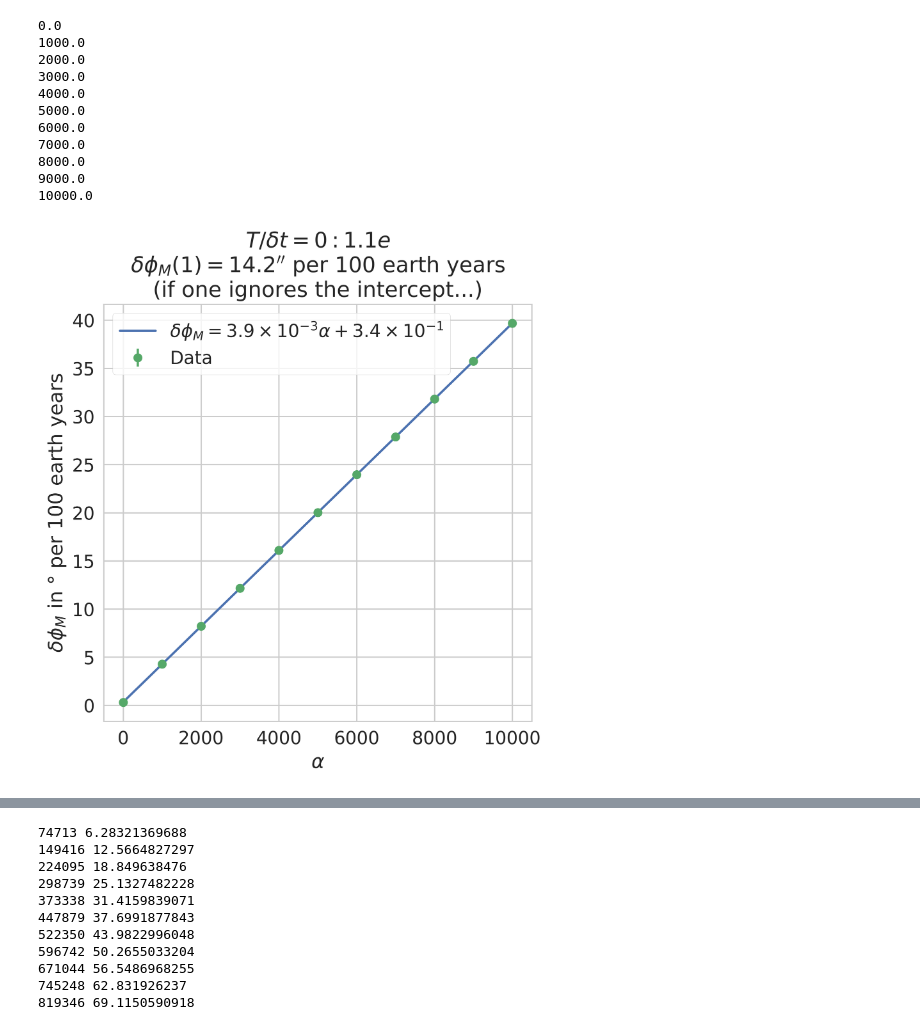
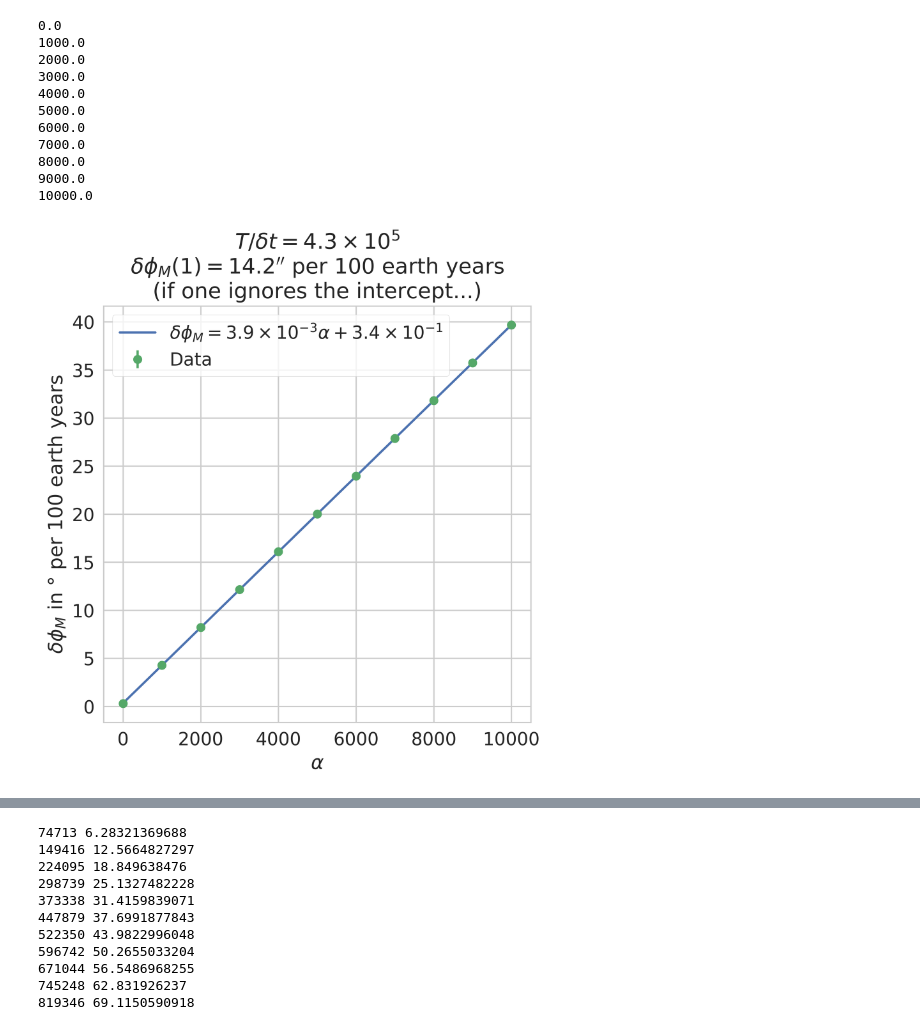
Before and after one commit to ckoerber/mercury-numerical, a Jupyter notebook: scripts/analysis/MercuryOrbit.ipynb, the cells around one changed output, grey strips where cells are left out. Cells and saved outputs as stored; diff of their text form; code cells hidden in the pictures.

Commit message:
created first figures for analysis

```diff
--- a/scripts/analysis/MercuryOrbit.ipynb
+++ b/scripts/analysis/MercuryOrbit.ipynb
@@ -37,7 +37,7 @@ dt = 2 * vM0 / aM / 5000
 # %% [markdown]
 Define a function for the time evolution
 # %%
-def evolve_mercury(vec_rM_old, vec_vM_old, alpha):
+def evolve_mercury(vec_rM_old, vec_vM_old, alpha, dt=dt):
     # Compute the strength of the acceleration
     aMS = aM * ( 1 + alpha * rS / vec_rM_old.mag  ) / vec_rM_old.mag**2
     # Multiply by the direction
@@ -70,0 +76,4 @@ M.trajectory = curve(color=color.black)
+# %%
+alphas = np.linspace(0, 1.e4, 11)
+dt0    = 2 * vM0 / aM
+dts    = dt0 / 100 / np.array([1,2,5,10,20,50])
@@ -70,0 +135,3 @@ M.trajectory = curve(color=color.black)
+# %%
+import seaborn as sns
+sns.set(style="whitegrid", font="Source Sans Pro", font_scale=1.4)
@@ -134,34 +250,34 @@ fig = sns.plt.figure(dpi=500, figsize=(6,6))
 
 ax = fig.gca()
 
 x, y = res.keys(), np.average(res.values(), axis=1)*356./88*100
 dely = np.std(res.values(), axis=1)
 
 slope, intercept, r_value, p_value, std_err = stats.linregress(x,y)
 
 
 
 xl = np.linspace(0, 1.e4, 200)
 
 label = r"$\delta \phi _M = {m:1.1e}\alpha + {b:1.1e} $".format(m=slope, b=intercept).replace("0","")
 label = re.sub(r"e([\+\-0-9]+)",r"\\times 10^{{\g<1>}}", label)
 
 ax.plot(xl, intercept+slope*xl, label=label)
 ax.errorbar(x, y, yerr=dely, marker="o", linestyle="None", label="Data")
 
 sns.plt.legend(frameon=True, loc="upper left")
 
 ax.set_xlabel(r"$\alpha$")
 ax.set_ylabel(u"$\delta \phi _M$ in ° per 100 earth years")
 
-title = "$T / \delta t = {0:1.1e}$"+\
-        "\n$\delta \phi _M(1) = {1:1.1f}''$ per 100 earth years".format(T/dt, slope*3600).replace("+0","") +\
+title = ("$T / \delta t = {0:1.1e}$"+\
+        "\n$\delta \phi _M(1) = {1:1.1f}''$ per 100 earth years").format(T/dt, slope*3600).replace("+0","") +\
         "\n(if one ignores the intercept...)"
 title = re.sub(r"e([\+\-0-9]+)",r"\\times 10^{{\g<1>}}", title)
 
 ax.set_title(title)
 
 sns.plt.show()
 # %% [output]
-[figure, old version]
+[figure, new version]
 # %%
```
Also changed, not shown: parts of 17 cells of this notebook, 4 other files.
